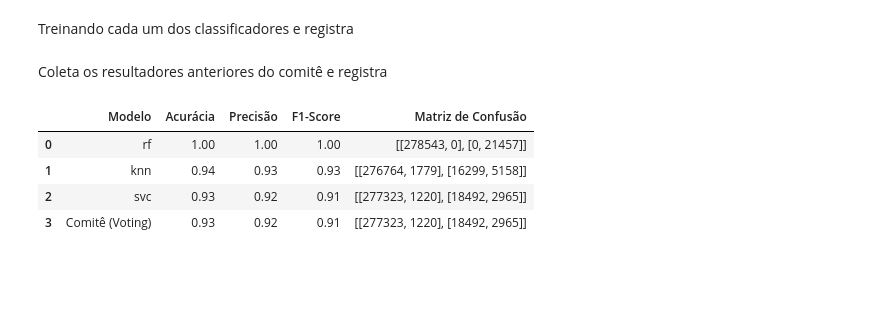
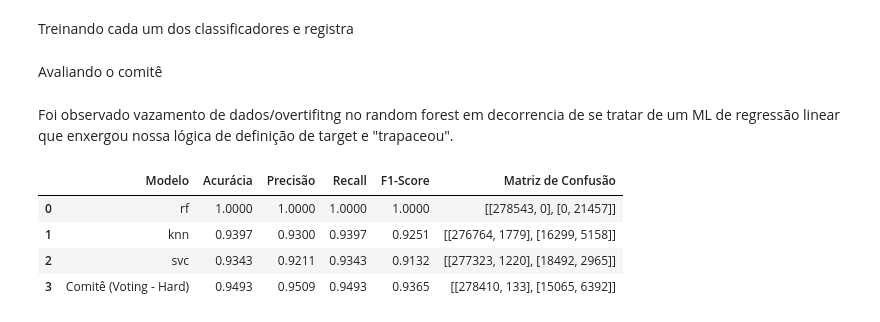
Before and after one commit to joaojunior12j/A3-IA-2026, a Jupyter notebook: BASE_AMAZON.ipynb, the cells around one changed output. Cells and saved outputs as stored; diff of their text form; code cells hidden in the pictures; blank space fills up the shorter version.

```diff
--- a/BASE_AMAZON.ipynb
+++ b/BASE_AMAZON.ipynb
@@ -267,32 +267,38 @@ Treinando cada um dos classificadores e registra
 # %%
 for nome, modelo_treinado in comite.named_estimators_.items():
 
-    y_pred = modelo_treinado.predict(X_test)
+    y_pred_ind = modelo_treinado.predict(X_test)
 
     resultados.append({
         'Modelo': nome,
-        'Acurácia': accuracy_score(y_test, y_pred),
-        'Precisão': precision_score(y_test, y_pred, average=metodo_media),
-        'F1-Score': f1_score(y_test, y_pred, average=metodo_media),
-        'Matriz de Confusão': str(confusion_matrix(y_test, y_pred).tolist())
+        'Acurácia': accuracy_score(y_test, y_pred_ind),
+        'Precisão': precision_score(y_test, y_pred_ind, average=metodo_media),
+        'Recall': recall_score(y_test, y_pred_ind, average=metodo_media),
+        'F1-Score': f1_score(y_test, y_pred_ind, average=metodo_media),
+        'Matriz de Confusão': str(confusion_matrix(y_test, y_pred_ind).tolist())
     })
-# %% [markdown]
-Coleta os resultadores anteriores do comitê e registra
+# %% [markdown]
+Avaliando o comitê
 # %%
+y_pred_comite = comite.predict(X_test) # <-- Gerando a predição real do comitê
+
 resultados.append({
-    'Modelo': 'Comitê (Voting)',
-    'Acurácia': accuracy_score(y_test, y_pred),
-    'Precisão': precision_score(y_test, y_pred, average=metodo_media),
-    'F1-Score': f1_score(y_test, y_pred, average=metodo_media),
-    'Matriz de Confusão': str(confusion_matrix(y_test, y_pred).tolist())
+    'Modelo': 'Comitê (Voting - Hard)',
+    'Acurácia': accuracy_score(y_test, y_pred_comite),
+    'Precisão': precision_score(y_test, y_pred_comite, average=metodo_media),
+    'Recall': recall_score(y_test, y_pred_comite, average=metodo_media), # <-- Adicionado o Recall
+    'F1-Score': f1_score(y_test, y_pred_comite, average=metodo_media),
+    'Matriz de Confusão': str(confusion_matrix(y_test, y_pred_comite).tolist())
 })
+# %% [markdown]
+Foi observado vazamento de dados/overtifitng no random forest em decorrencia de se tratar de um ML de regressão linear que enxergou nossa lógica de definição de target e "trapaceou".
 # %%
 df_resultados = pd.DataFrame(resultados)
-df_resultados = df_resultados.round(2)
+df_resultados = df_resultados.round(4)
 display(df_resultados)
 # %% [output]
-|  | Modelo | Acurácia | Precisão | F1-Score | Matriz de Confusão |
-| 0 | rf | 1.00 | 1.00 | 1.00 | [[278543, 0], [0, 21457]] |
-| 1 | knn | 0.94 | 0.93 | 0.93 | [[276764, 1779], [16299, 5158]] |
-| 2 | svc | 0.93 | 0.92 | 0.91 | [[277323, 1220], [18492, 2965]] |
-| 3 | Comitê (Voting) | 0.93 | 0.92 | 0.91 | [[277323, 1220], [18492, 2965]] |
+|  | Modelo | Acurácia | Precisão | Recall | F1-Score | Matriz de Confusão |
+| 0 | rf | 1.0000 | 1.0000 | 1.0000 | 1.0000 | [[278543, 0], [0, 21457]] |
+| 1 | knn | 0.9397 | 0.9300 | 0.9397 | 0.9251 | [[276764, 1779], [16299, 5158]] |
+| 2 | svc | 0.9343 | 0.9211 | 0.9343 | 0.9132 | [[277323, 1220], [18492, 2965]] |
+| 3 | Comitê (Voting - Hard) | 0.9493 | 0.9509 | 0.9493 | 0.9365 | [[278410, 133], [15065, 6392]] |
```
Also changed, not shown: parts of 2 cells of this notebook.
